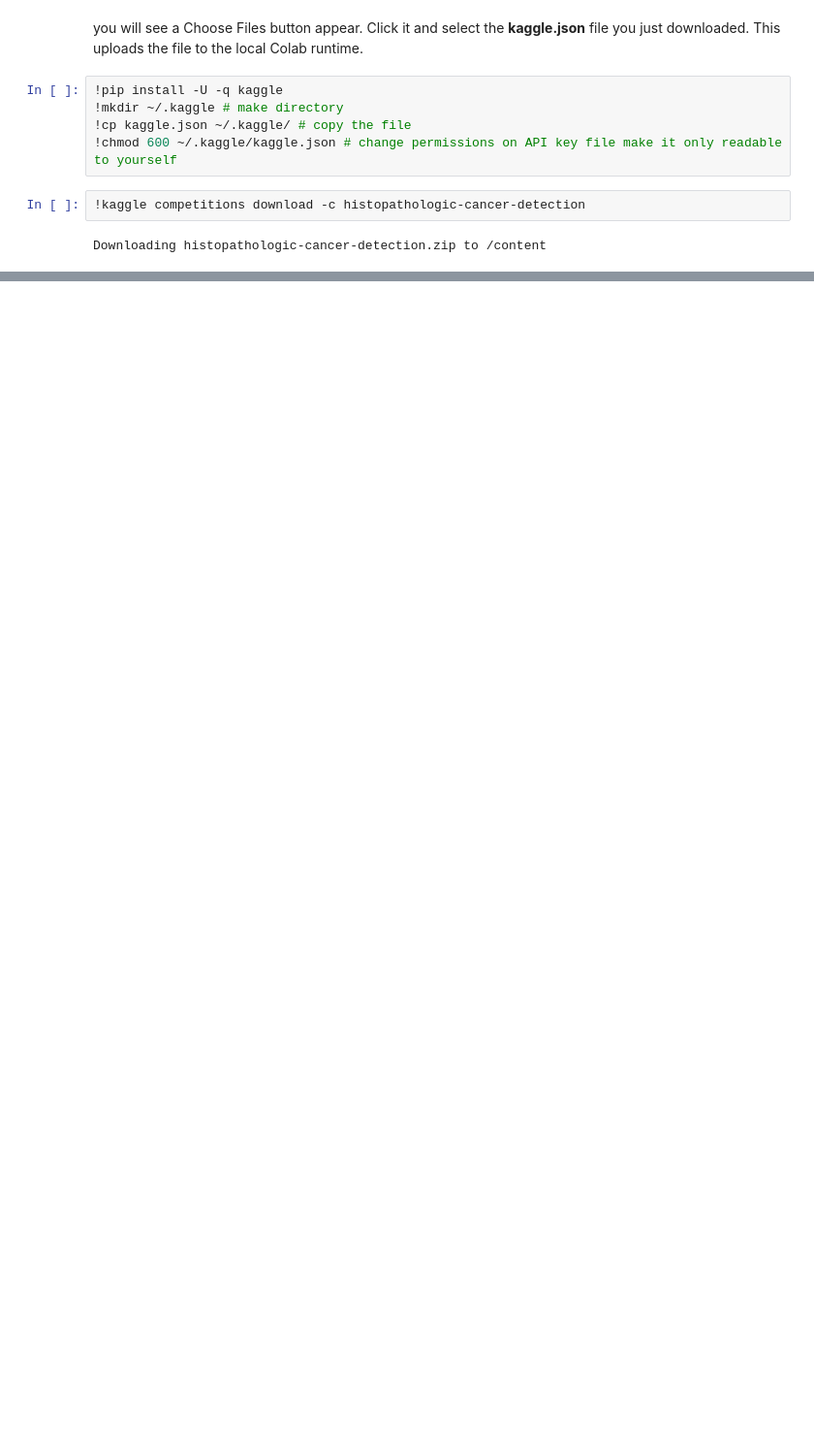
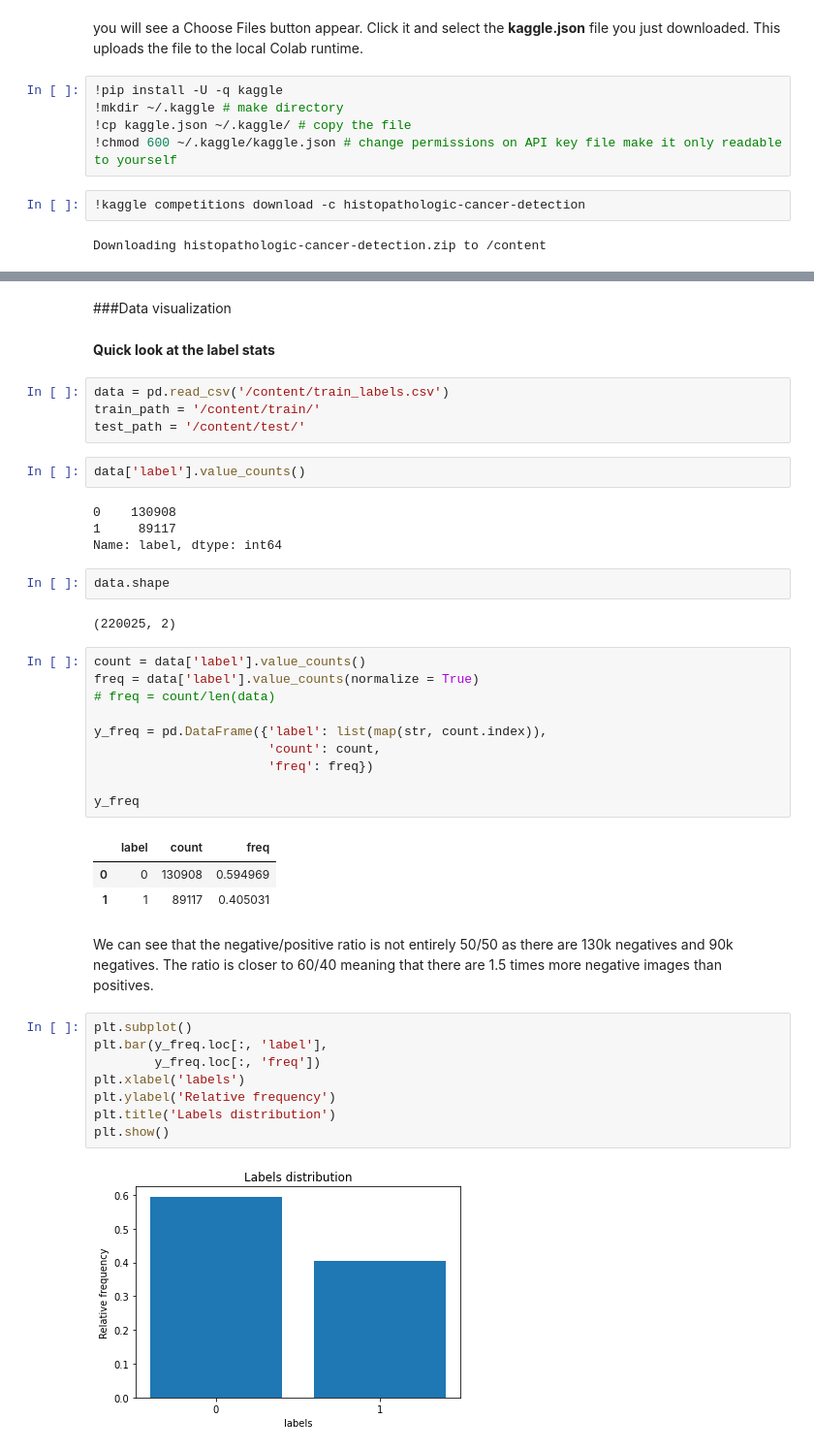
Before and after one commit to guoguolee88/Histopathologic-Cancer_Detection, a Jupyter notebook: KAGGLE_CANCER.ipynb, the cells around one changed output, grey strips where cells are left out. Shown at 97% size. Cells and saved outputs as stored; diff of their text form; blank space fills up the shorter version.

```diff
--- a/KAGGLE_CANCER.ipynb
+++ b/KAGGLE_CANCER.ipynb
@@ -330,0 +62,44 @@ Test accuracy: 0.780
+# %% [markdown]
+###Data visualization
+# %% [markdown]
+**Quick look at the label stats**
+# %%
+data = pd.read_csv('/content/train_labels.csv')
+train_path = '/content/train/'
+test_path = '/content/test/'
+# %%
+data['label'].value_counts()
+# %% [output]
+0    130908
+1     89117
+Name: label, dtype: int64
+# %%
+data.shape
+# %% [output]
+(220025, 2)
+# %%
+count = data['label'].value_counts()
+freq = data['label'].value_counts(normalize = True)
+# freq = count/len(data)
+
+y_freq = pd.DataFrame({'label': list(map(str, count.index)),
+                       'count': count,
+                       'freq': freq})
+
+y_freq
+# %% [output]
+|  | label | count | freq |
+| 0 | 0 | 130908 | 0.594969 |
+| 1 | 1 | 89117 | 0.405031 |
+# %% [markdown]
+We can see that the negative/positive ratio is not entirely 50/50 as there are 130k negatives and 90k negatives. The ratio is closer to 60/40 meaning that there are 1.5 times more negative images than positives.
+# %%
+plt.subplot()
+plt.bar(y_freq.loc[:, 'label'],
+        y_freq.loc[:, 'freq'])
+plt.xlabel('labels')
+plt.ylabel('Relative frequency')
+plt.title('Labels distribution')
+plt.show()
+# %% [output]
+[figure, added]
```
Also changed, not shown: parts of 74 cells of this notebook.
